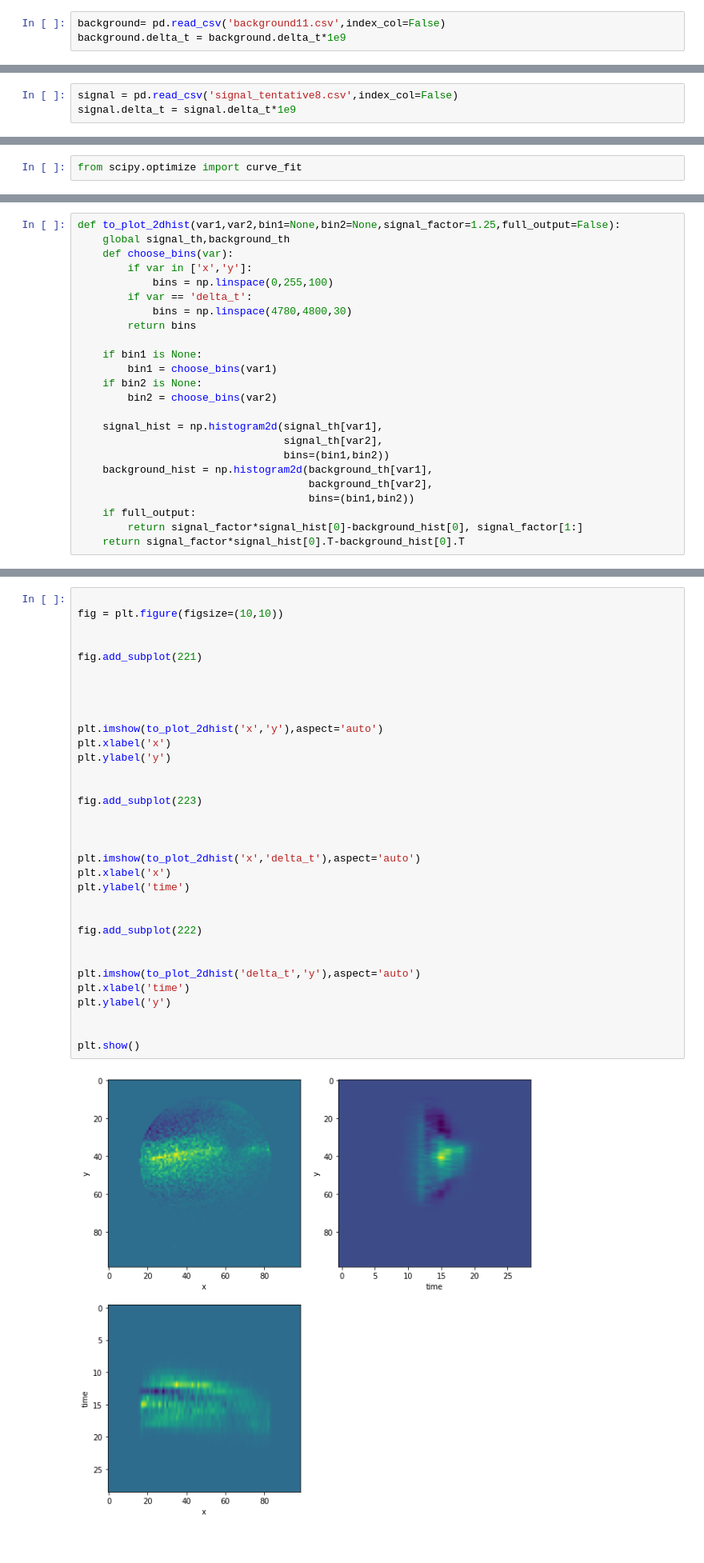
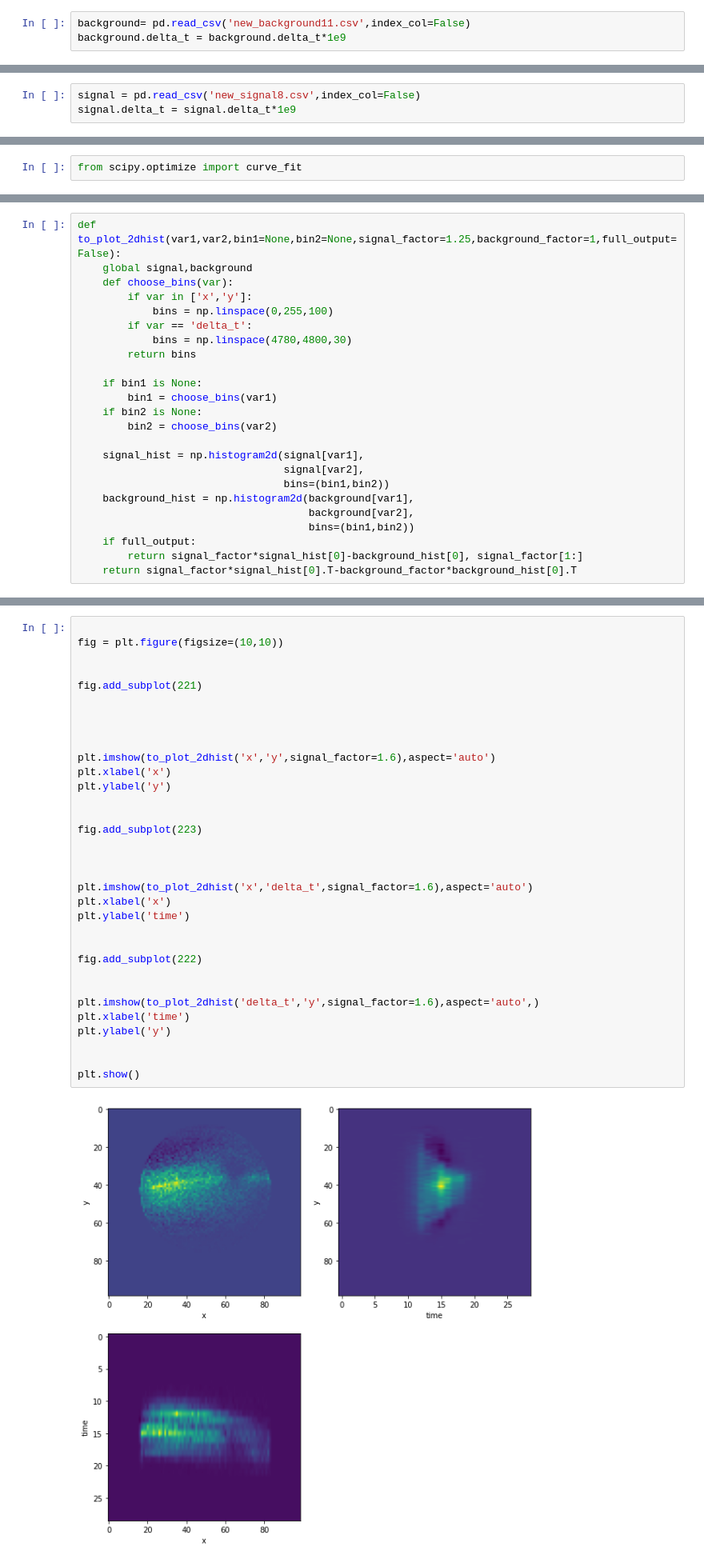
Before and after one commit to gmogol/Timepix, a Jupyter notebook: full_tpx_analysis.ipynb, the cells around one changed output, grey strips where cells are left out. Shown at 80% size. Cells and saved outputs as stored; diff of their text form.

```diff
--- a/full_tpx_analysis.ipynb
+++ b/full_tpx_analysis.ipynb
@@ -7,5 +7,5 @@ from ipynb.fs.defs.tdc_data_analysis import line_hist
 # %% [markdown]
 # Analysis of Centroided Data
 # %%
-background= pd.read_csv('background11.csv',index_col=False)
+background= pd.read_csv('new_background11.csv',index_col=False)
 background.delta_t = background.delta_t*1e9
@@ -12,3 +17,3 @@ background.delta_t = background.delta_t*1e9
 # %%
-signal = pd.read_csv('signal_tentative8.csv',index_col=False)
+signal = pd.read_csv('new_signal8.csv',index_col=False)
 signal.delta_t = signal.delta_t*1e9
@@ -131,6 +119,6 @@ background_th = background[(background['delta_t']<4795 ) &( background['delta_t'
 # %%
-def to_plot_2dhist(var1,var2,bin1=None,bin2=None,signal_factor=1.25,full_output=False):
-    global signal_th,background_th
+def to_plot_2dhist(var1,var2,bin1=None,bin2=None,signal_factor=1.25,background_factor=1,full_output=False):
+    global signal,background
     def choose_bins(var):
         if var in ['x','y']:
             bins = np.linspace(0,255,100)
@@ -143,12 +131,12 @@ def to_plot_2dhist(var1,var2,bin1=None,bin2=None,signal_factor=1.25,full_output=
     if bin2 is None:
         bin2 = choose_bins(var2)
 
-    signal_hist = np.histogram2d(signal_th[var1],
-                                 signal_th[var2],
+    signal_hist = np.histogram2d(signal[var1],
+                                 signal[var2],
                                  bins=(bin1,bin2))
-    background_hist = np.histogram2d(background_th[var1],
-                                     background_th[var2],
+    background_hist = np.histogram2d(background[var1],
+                                     background[var2],
                                      bins=(bin1,bin2))
     if full_output:
         return signal_factor*signal_hist[0]-background_hist[0], signal_factor[1:]
-    return signal_factor*signal_hist[0].T-background_hist[0].T
+    return signal_factor*signal_hist[0].T-background_factor*background_hist[0].T
@@ -192,37 +396,37 @@ plt.show()
 
 fig = plt.figure(figsize=(10,10))
 
 
 fig.add_subplot(221)
 
 
 
 
-plt.imshow(to_plot_2dhist('x','y'),aspect='auto')
+plt.imshow(to_plot_2dhist('x','y',signal_factor=1.6),aspect='auto')
 plt.xlabel('x')
 plt.ylabel('y')
 
 
 fig.add_subplot(223)
 
 
 
-plt.imshow(to_plot_2dhist('x','delta_t'),aspect='auto')
+plt.imshow(to_plot_2dhist('x','delta_t',signal_factor=1.6),aspect='auto')
 plt.xlabel('x')
 plt.ylabel('time')
 
 
 fig.add_subplot(222)
 
 
-plt.imshow(to_plot_2dhist('delta_t','y'),aspect='auto')
+plt.imshow(to_plot_2dhist('delta_t','y',signal_factor=1.6),aspect='auto',)
 plt.xlabel('time')
 plt.ylabel('y')
 
 
 plt.show()
 # %% [output]
-[figure, old version]
+[figure, new version]
 # %%
 from mpl_toolkits.mplot3d import Axes3D
 fig = plt.figure()
```
Also changed, not shown: parts of 50 cells of this notebook, 1 other file.
